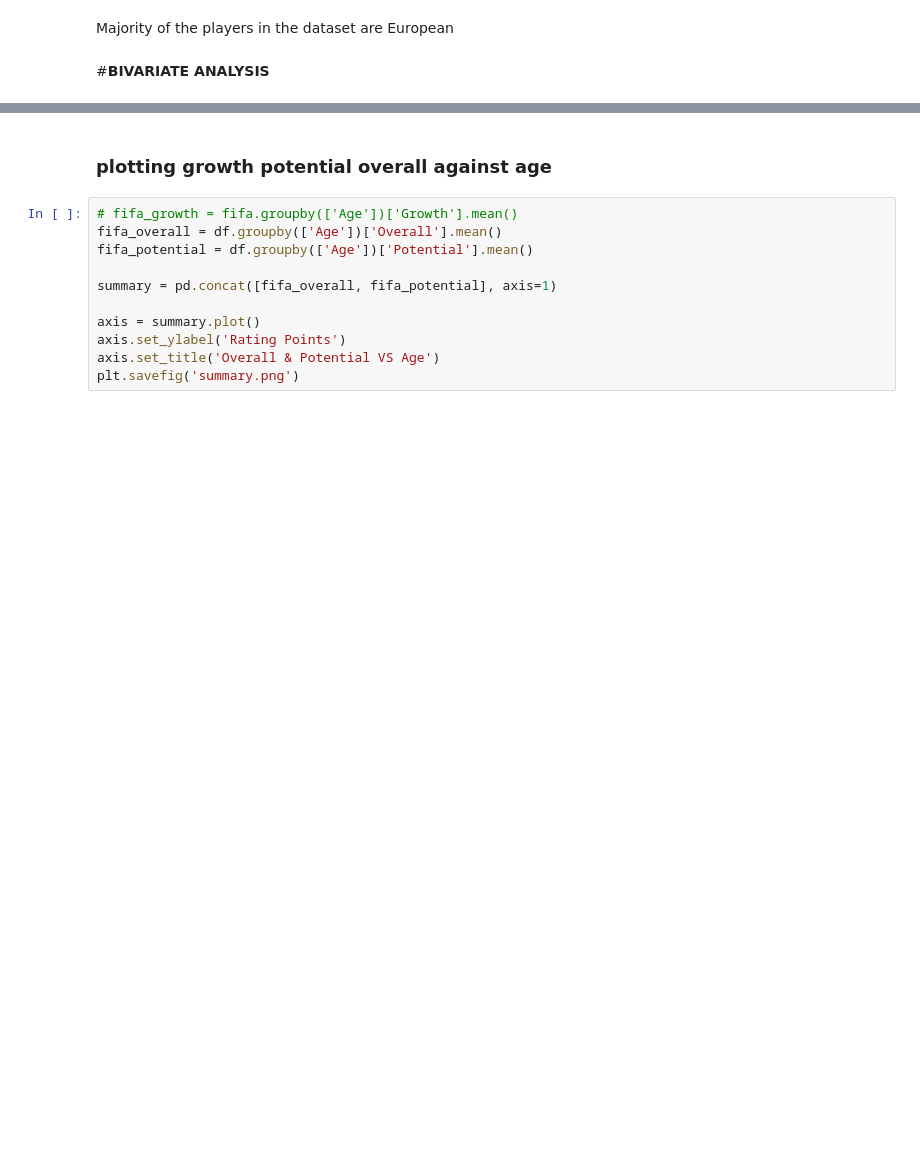
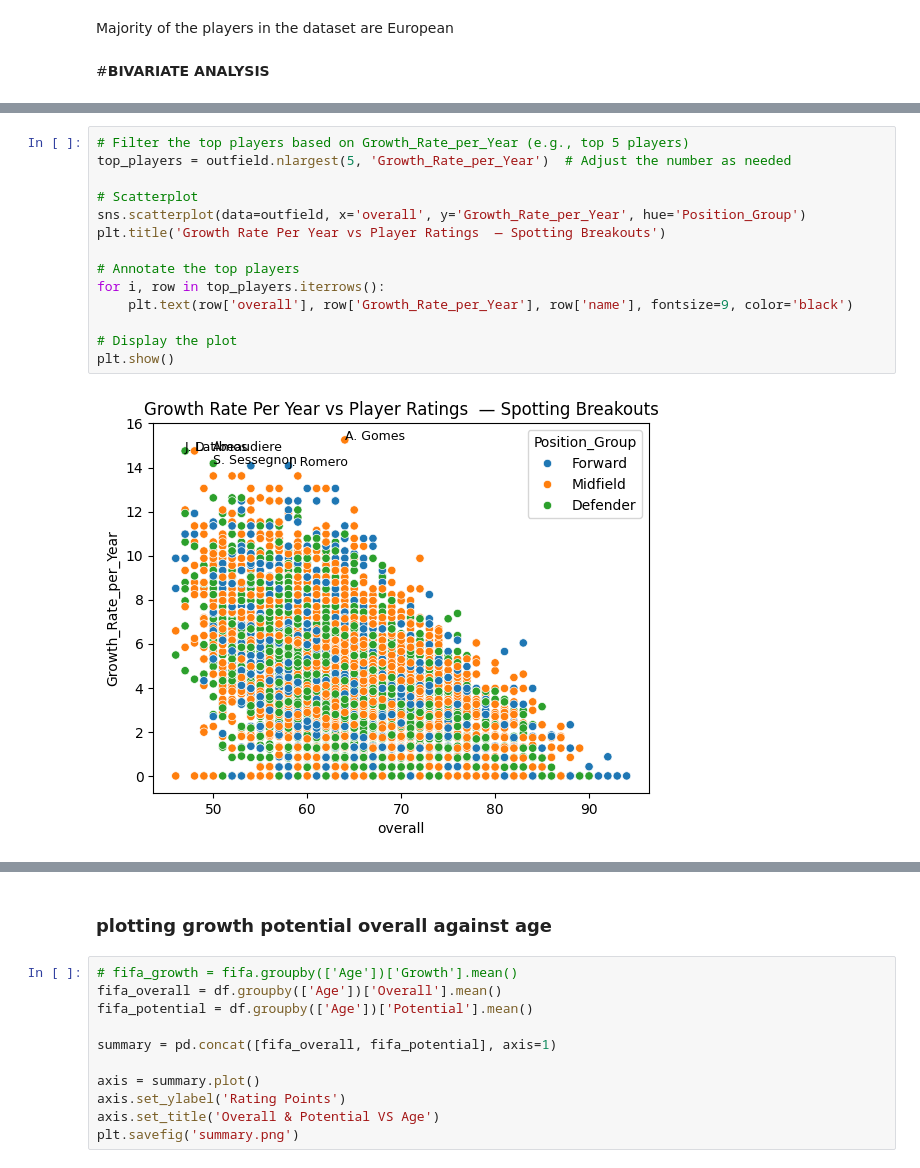
Before and after one commit to davidmasai/C-Users-User-Desktop-Football_Recruitment_-project, a Jupyter notebook: Phase_Project_Notebook (6).ipynb, the cells around one changed output, grey strips where cells are left out. Cells and saved outputs as stored; diff of their text form; blank space fills up the shorter version.

```diff
--- a/Phase_Project_Notebook (6).ipynb
+++ b/Phase_Project_Notebook (6).ipynb
@@ -3303,0 +3255,16 @@ Majority of the players in the dataset are European
+# %%
+# Filter the top players based on Growth_Rate_per_Year (e.g., top 5 players)
+top_players = outfield.nlargest(5, 'Growth_Rate_per_Year')  # Adjust the number as needed
+
+# Scatterplot
+sns.scatterplot(data=outfield, x='overall', y='Growth_Rate_per_Year', hue='Position_Group')
+plt.title('Growth Rate Per Year vs Player Ratings  — Spotting Breakouts')
+
+# Annotate the top players
+for i, row in top_players.iterrows():
+    plt.text(row['overall'], row['Growth_Rate_per_Year'], row['name'], fontsize=9, color='black')
+
+# Display the plot
+plt.show()
+# %% [output]
+[figure, added]
```
Also changed, not shown: parts of 16 cells of this notebook.
